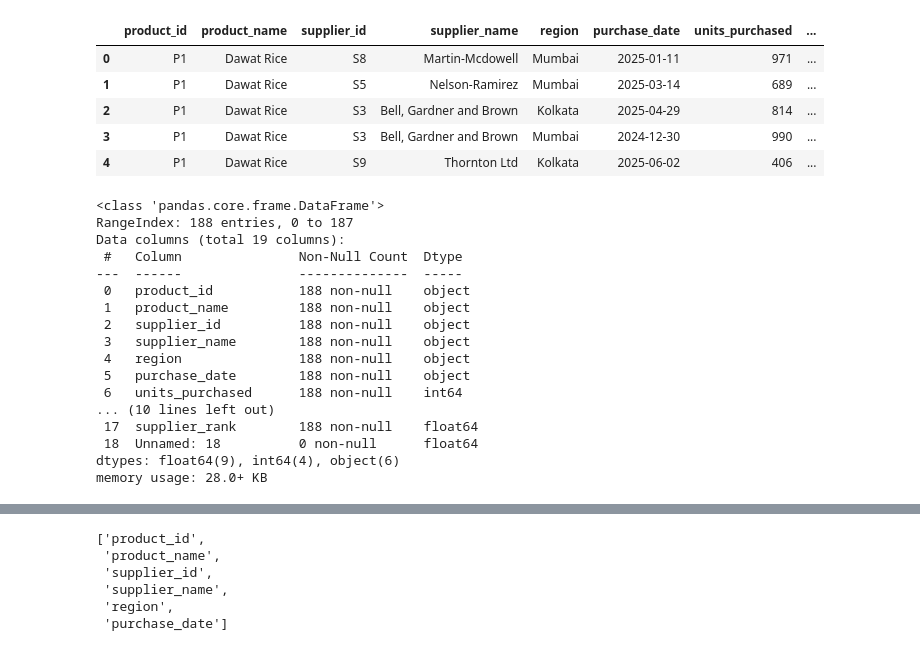
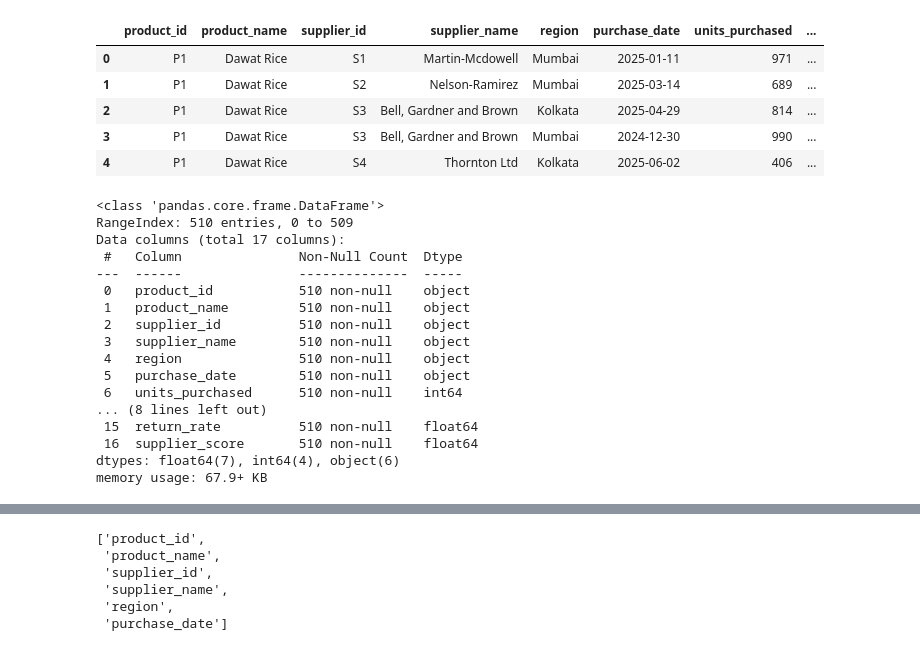
Before and after one commit to kuldeep0009-hub/supplier_dashboard, a Jupyter notebook: wl_tr.ipynb, the cells around one changed output, grey strips where cells are left out. Drawn from its saved outputs; the diff is of its cells as text; code cells hidden in the pictures.

Commit message:
final data

```diff
--- a/wl_tr.ipynb
+++ b/wl_tr.ipynb
@@ -8,36 +8,37 @@ import plotly.express as px
 import warnings
 %matplotlib inline
 # %%
-df=pd.read_csv("best_brand_suppliers_with_region 2.csv")
+df=pd.read_csv("Cleaned_Supplier_Data.csv")
 # %%
+df.drop(columns=["supplier_rank"],inplace=True)
 df.head()
 # %% [output]
 |  | product_id | product_name | supplier_id | supplier_name | region | purchase_date | units_purchased | ... |
-| 0 | P1 | Dawat Rice | S8 | Martin-Mcdowell | Mumbai | 2025-01-11 | 971 | ... |
-| 1 | P1 | Dawat Rice | S5 | Nelson-Ramirez | Mumbai | 2025-03-14 | 689 | ... |
+| 0 | P1 | Dawat Rice | S1 | Martin-Mcdowell | Mumbai | 2025-01-11 | 971 | ... |
+| 1 | P1 | Dawat Rice | S2 | Nelson-Ramirez | Mumbai | 2025-03-14 | 689 | ... |
 | 2 | P1 | Dawat Rice | S3 | Bell, Gardner and Brown | Kolkata | 2025-04-29 | 814 | ... |
 | 3 | P1 | Dawat Rice | S3 | Bell, Gardner and Brown | Mumbai | 2024-12-30 | 990 | ... |
-| 4 | P1 | Dawat Rice | S9 | Thornton Ltd | Kolkata | 2025-06-02 | 406 | ... |
+| 4 | P1 | Dawat Rice | S4 | Thornton Ltd | Kolkata | 2025-06-02 | 406 | ... |
 # %%
 df.info()
 # %% [output]
 <class 'pandas.core.frame.DataFrame'>
-RangeIndex: 188 entries, 0 to 187
-Data columns (total 19 columns):
+RangeIndex: 510 entries, 0 to 509
+Data columns (total 17 columns):
  #   Column               Non-Null Count  Dtype
 ---  ------               --------------  -----
- 0   product_id           188 non-null    object
- 1   product_name         188 non-null    object
- 2   supplier_id          188 non-null    object
- 3   supplier_name        188 non-null    object
- 4   region               188 non-null    object
- 5   purchase_date        188 non-null    object
- 6   units_purchased      188 non-null    int64
-... (10 lines left out)
- 17  supplier_rank        188 non-null    float64
- 18  Unnamed: 18          0 non-null      float64
-dtypes: float64(9), int64(4), object(6)
-memory usage: 28.0+ KB
+ 0   product_id           510 non-null    object
+ 1   product_name         510 non-null    object
+ 2   supplier_id          510 non-null    object
+ 3   supplier_name        510 non-null    object
+ 4   region               510 non-null    object
+ 5   purchase_date        510 non-null    object
+ 6   units_purchased      510 non-null    int64
+... (8 lines left out)
+ 15  return_rate          510 non-null    float64
+ 16  supplier_score       510 non-null    float64
+dtypes: float64(7), int64(4), object(6)
+memory usage: 67.9+ KB
 # %%
 df.isnull().sum()
 # %% [output]
```
Also changed, not shown: parts of 14 cells of this notebook, 5 other files.
